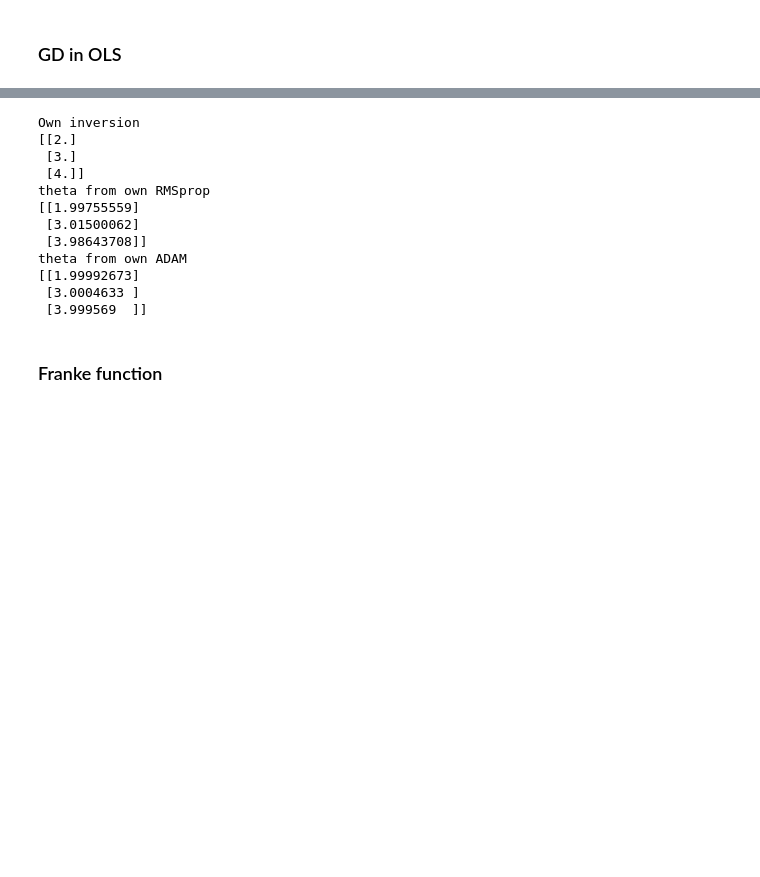
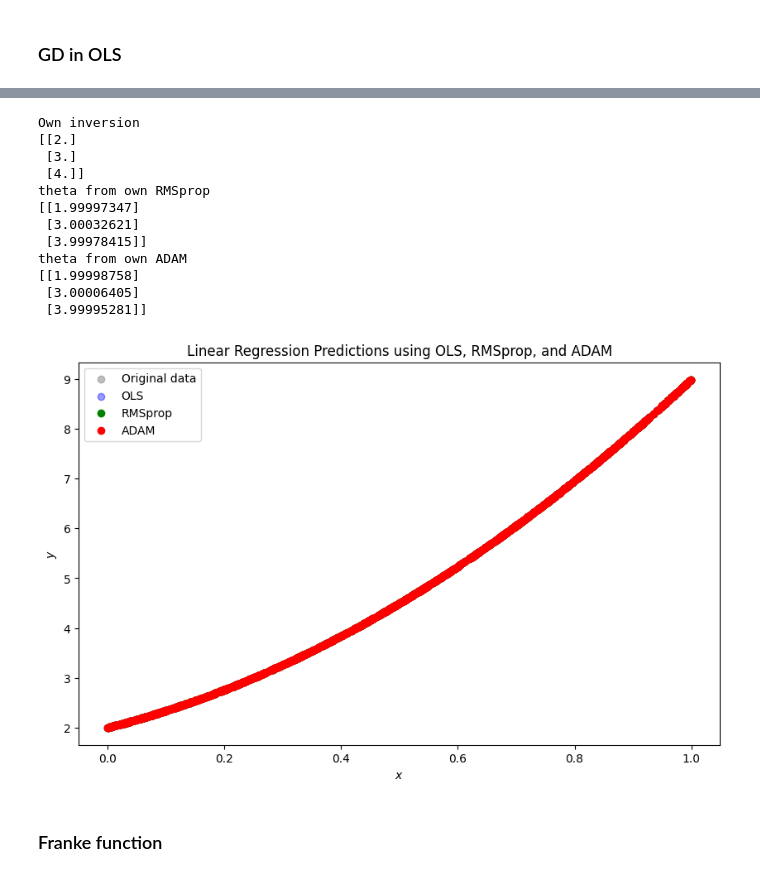
Before and after one commit to exdsgift/FYS-STK4155, a Jupyter notebook: Assignments/week41_assignment.ipynb, the cells around one changed output, grey strips where cells are left out. Saved outputs shown, nothing was run; the diff lists cells and outputs as text; code cells hidden in the pictures; blank space fills up the shorter version.

Commit message:
add code for Franke function and comparison graphs

```diff
--- a/Assignments/week41_assignment.ipynb
+++ b/Assignments/week41_assignment.ipynb
@@ -481,7 +481,7 @@ n_epochs = 50
 M = 5
 m = int(n/M)
 
-theta = np.random.randn(3,1)
+theta_rmsprop = np.random.randn(3,1)
 eta = 0.01
 rho = 0.99
 delta  = 1e-8
@@ -492,12 +492,12 @@ for epoch in range(n_epochs):
         random_index = M*np.random.randint(m)
         xi = X[random_index:random_index+M]
         yi = y[random_index:random_index+M]
-        gradients = (1.0/M)*training_gradient(yi, xi, theta)
+        gradients = (1.0/M)*training_gradient(yi, xi, theta_rmsprop)
         Giter = (rho*Giter+(1-rho)*gradients*gradients)        # Scaling with rho the new and the previous results
         update = gradients*eta/(delta+np.sqrt(Giter))          # Taking the diagonal only and inverting
-        theta -= update                                        # Hadamard product
+        theta_rmsprop -= update                                        # Hadamard product
 print("theta from own RMSprop")
-print(theta)
+print(theta_rmsprop)
 
 
 ### ADAM ###
@@ -507,6 +507,7 @@ beta2 = 0.999
 # Including AdaGrad parameter to avoid possible division by zero
 delta  = 1e-7
 iter = 0
+theta_adam = np.random.randn(3,1)
 
 for epoch in range(n_epochs):
     first_moment = 0.0
@@ -516,7 +517,7 @@ for epoch in range(n_epochs):
         random_index = M*np.random.randint(m)
         xi = X[random_index:random_index+M]
         yi = y[random_index:random_index+M]
-        gradients = (1.0/M)*training_gradient(yi, xi, theta)
+        gradients = (1.0/M)*training_gradient(yi, xi, theta_adam)
         # Computing moments first
         first_moment = beta1*first_moment + (1-beta1)*gradients
         second_moment = beta2*second_moment+(1-beta2)*gradients*gradients
@@ -524,22 +525,46 @@ for epoch in range(n_epochs):
         second_term = second_moment/(1.0-beta2**iter)
 	# Scaling with rho the new and the previous results
         update = eta*first_term/(np.sqrt(second_term)+delta)
-        theta -= update
+        theta_adam -= update
 print("theta from own ADAM")
-print(theta)
+print(theta_adam)
 # %% [output]
 Own inversion
 [[2.]
  [3.]
  [4.]]
 theta from own RMSprop
-[[1.99755559]
- [3.01500062]
- [3.98643708]]
+[[1.99997347]
+ [3.00032621]
+ [3.99978415]]
 theta from own ADAM
-[[1.99992673]
- [3.0004633 ]
- [3.999569  ]]
+[[1.99998758]
+ [3.00006405]
+ [3.99995281]]
+# %%
+# Predicted values using different methods
+y_pred_linreg = X @ theta_linreg
+y_pred_rmsprop = X @ theta_rmsprop
+y_pred_adam = X @ theta_adam
+
+# Plot the results
+plt.figure(figsize=(10, 6))
+
+# Scatter plot of the original data
+plt.scatter(x, y, color='gray', alpha=0.5, label='Original data')
+
+# Line plot for each optimization method
+plt.scatter(x, y_pred_linreg, label='OLS', color='blue', alpha = 0.4)
+plt.scatter(x, y_pred_rmsprop, label='RMSprop', color='green')
+plt.scatter(x, y_pred_adam, label='ADAM', color='red')
+
+plt.xlabel(r'$x$')
+plt.ylabel(r'$y$')
+plt.title('Linear Regression Predictions using OLS, RMSprop, and ADAM')
+plt.legend()
+plt.show()
+# %% [output]
+[figure, added]
 # %% [markdown]
 ### Franke function
 # %%
```
Also changed, not shown: parts of 9 cells of this notebook.
